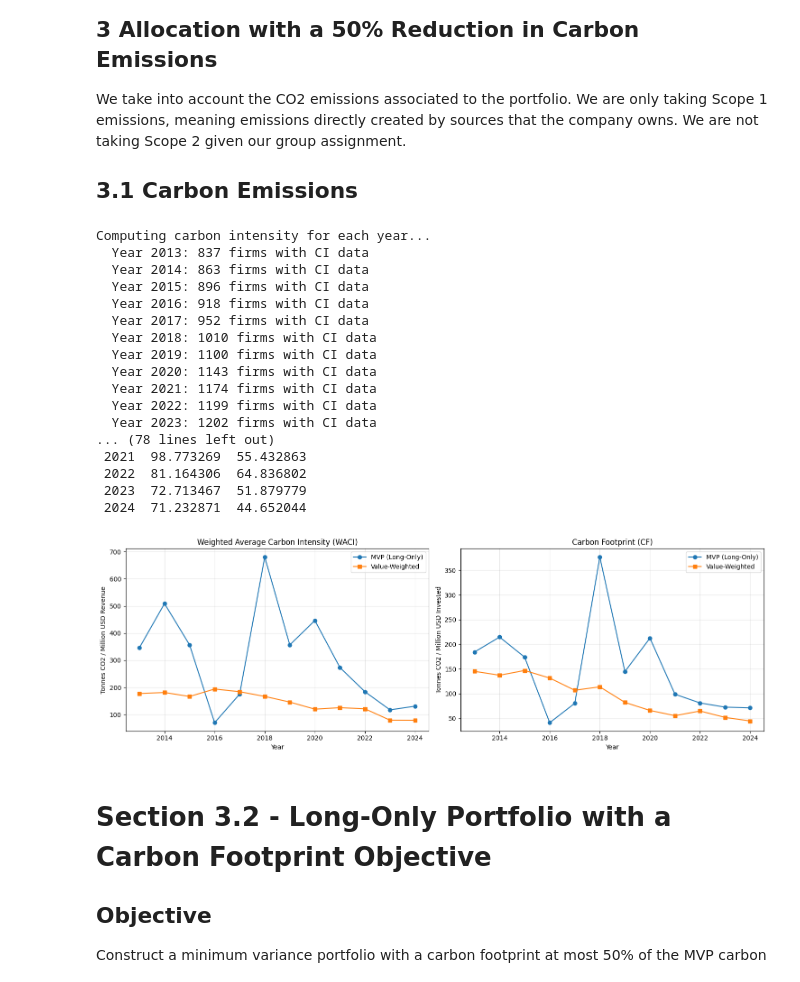
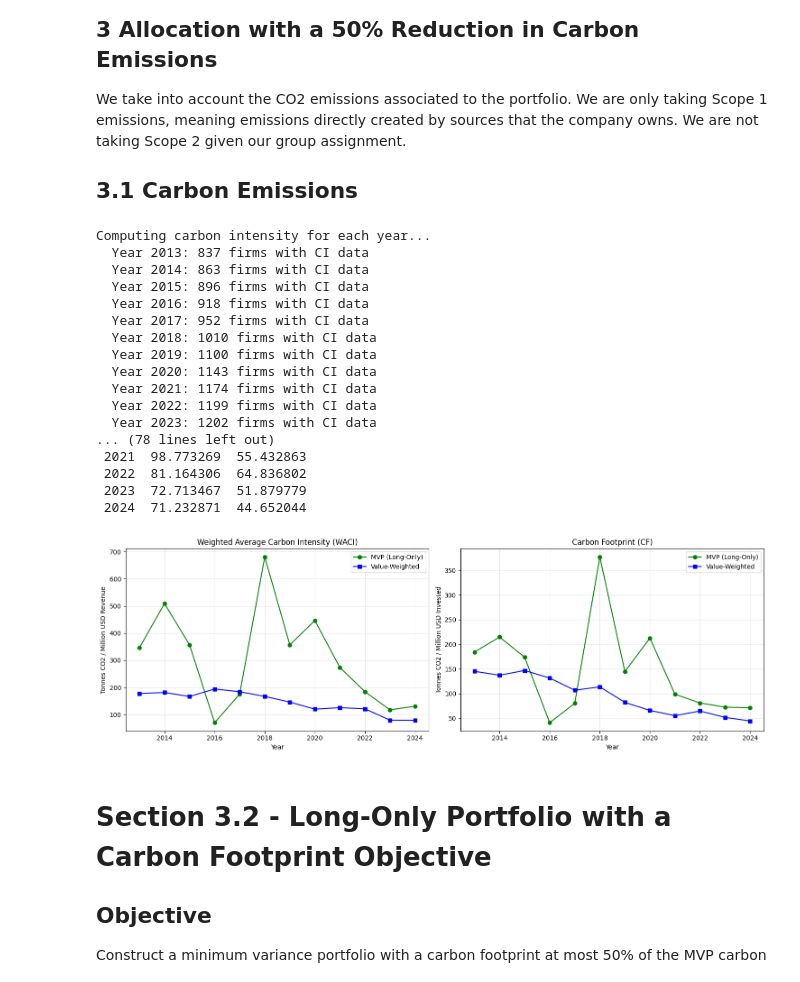
Before and after one commit to Saarujan06/Sustainability-Aware-Asset-Management-Project, a Jupyter notebook: final.ipynb, the cells around one changed output. Drawn from its saved outputs; the diff is of its cells as text; code cells hidden in the pictures.

```diff
--- a/final.ipynb
+++ b/final.ipynb
@@ -1439,8 +1439,8 @@ print(waci_summary[["Year", "MVP_CF", "VW_CF"]].to_string(index=False))
 fig, (ax1, ax2) = plt.subplots(1, 2, figsize=(15, 5))
 
 # WACI Plot
-ax1.plot(waci_summary["Year"], waci_summary["MVP_WACI"], marker='o', label="MVP (Long-Only)")
-ax1.plot(waci_summary["Year"], waci_summary["VW_WACI"], marker='s', label="Value-Weighted")
+ax1.plot(waci_summary["Year"], waci_summary["MVP_WACI"], marker='o', label="MVP (Long-Only)", color="green")
+ax1.plot(waci_summary["Year"], waci_summary["VW_WACI"], marker='s', label="Value-Weighted", color="blue")
 ax1.set_title("Weighted Average Carbon Intensity (WACI)")
 ax1.set_ylabel("Tonnes CO2 / Million USD Revenue")
 ax1.set_xlabel("Year")
@@ -1448,36 +1448,36 @@ ax1.legend()
 ax1.grid(True, alpha=0.3)
 
 # CF Plot
-ax2.plot(waci_summary["Year"], waci_summary["MVP_CF"], marker='o', label="MVP (Long-Only)")
-ax2.plot(waci_summary["Year"], waci_summary["VW_CF"], marker='s', label="Value-Weighted")
+ax2.plot(waci_summary["Year"], waci_summary["MVP_CF"], marker='o', label="MVP (Long-Only)", color="green")
+ax2.plot(waci_summary["Year"], waci_summary["VW_CF"], marker='s', label="Value-Weighted", color="blue")
 ax2.set_title("Carbon Footprint (CF)")
 ax2.set_ylabel("Tonnes CO2 / Million USD Invested")
 ax2.set_xlabel("Year")
 ax2.legend()
 ax2.grid(True, alpha=0.3)
 
 plt.tight_layout()
 fig.savefig(OUT_DIR / "carbon_metrics_plot.png", dpi=300, bbox_inches='tight')
 plt.show()
 # %% [output]
 Computing carbon intensity for each year...
   Year 2013: 837 firms with CI data
   Year 2014: 863 firms with CI data
   Year 2015: 896 firms with CI data
   Year 2016: 918 firms with CI data
   Year 2017: 952 firms with CI data
   Year 2018: 1010 firms with CI data
   Year 2019: 1100 firms with CI data
   Year 2020: 1143 firms with CI data
   Year 2021: 1174 firms with CI data
   Year 2022: 1199 firms with CI data
   Year 2023: 1202 firms with CI data
 ... (78 lines left out)
  2021  98.773269  55.432863
  2022  81.164306  64.836802
  2023  72.713467  51.879779
  2024  71.232871  44.652044
-[figure, old version]
+[figure, new version]
 # %% [markdown]
 # Section 3.2 - Long-Only Portfolio with a Carbon Footprint Objective
 
```
Also changed, not shown: parts of 3 cells of this notebook, 7 other files.
